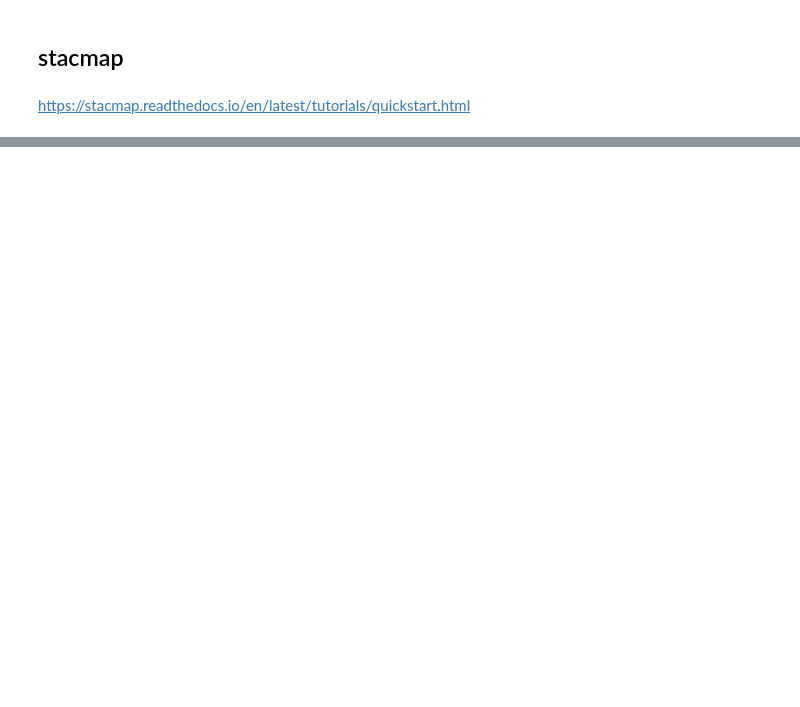
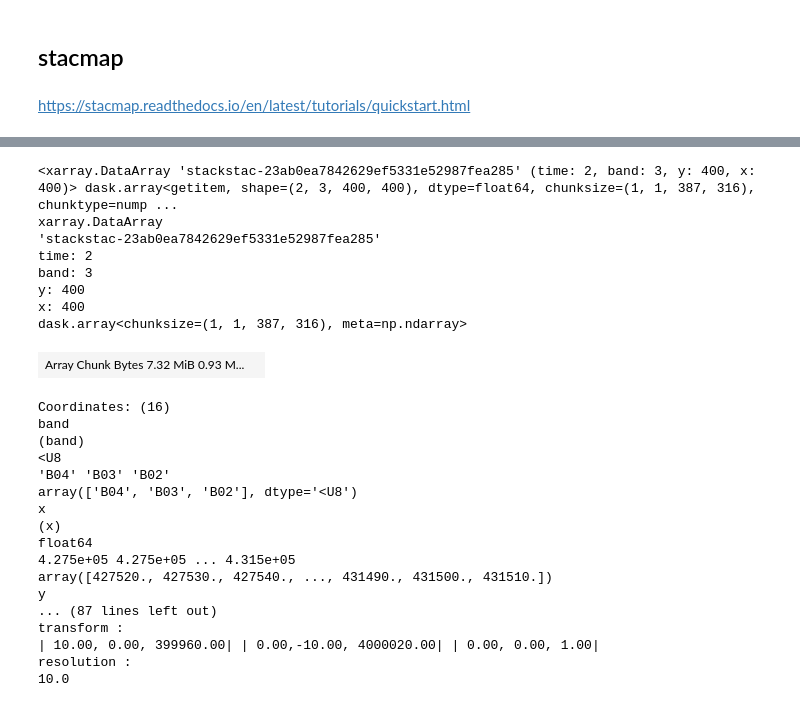
Before and after one commit to alabarga/geospatial-python, a Jupyter notebook: workshops/siglibre-2023/notebooks/3_STAC.ipynb, the cells around one changed output, grey strips where cells are left out. Saved outputs shown, nothing was run; the diff lists cells and outputs as text; code cells hidden in the pictures; blank space fills up the shorter version.

```diff
--- a/workshops/siglibre-2023/notebooks/3_STAC.ipynb
+++ b/workshops/siglibre-2023/notebooks/3_STAC.ipynb
@@ -87,0 +142,30 @@ stacmap.explore(
+# %%
+aoi = monthly.loc[..., y_utm+buffer:y_utm-buffer, x_utm-buffer:x_utm+buffer]
+aoi
+# %% [output]
+<xarray.DataArray 'stackstac-23ab0ea7842629ef5331e52987fea285' (time: 2, band: 3, y: 400, x: 400)> dask.array<getitem, shape=(2, 3, 400, 400), dtype=float64, chunksize=(1, 1, 387, 316), chunktype=nump ...
+xarray.DataArray
+'stackstac-23ab0ea7842629ef5331e52987fea285'
+time: 2
+band: 3
+y: 400
+x: 400
+dask.array<chunksize=(1, 1, 387, 316), meta=np.ndarray>
+| Array Chunk Bytes 7.32 MiB 0.93 M... |  |
+Coordinates: (16)
+band
+(band)
+<U8
+'B04' 'B03' 'B02'
+array(['B04', 'B03', 'B02'], dtype='<U8')
+x
+(x)
+float64
+4.275e+05 4.275e+05 ... 4.315e+05
+array([427520., 427530., 427540., ..., 431490., 431500., 431510.])
+y
+... (87 lines left out)
+transform :
+| 10.00, 0.00, 399960.00| | 0.00,-10.00, 4000020.00| | 0.00, 0.00, 1.00|
+resolution :
+10.0
```
Also changed, not shown: parts of 23 cells of this notebook, 13 other files.
